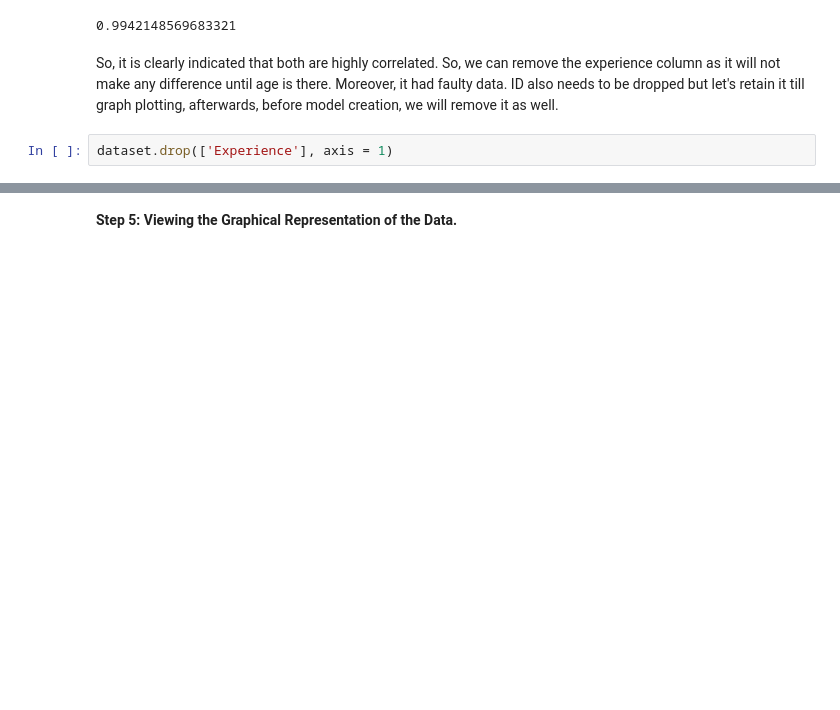
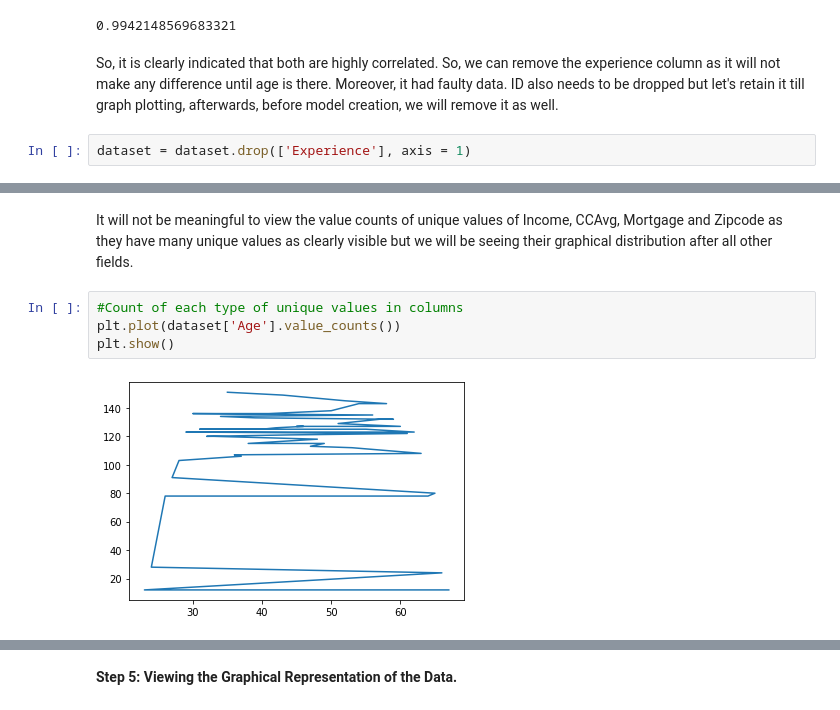
Before and after one commit to Saurabh-Datta/Internship_Project, a Jupyter notebook: Internship_Project.ipynb, the cells around one changed output, grey strips where cells are left out. Drawn from its saved outputs; the diff is of its cells as text; blank space fills up the shorter version.

```diff
--- a/Internship_Project.ipynb
+++ b/Internship_Project.ipynb
@@ -111,4 +130,4 @@ print(correlation)
 # %% [markdown]
 So, it is clearly indicated that both are highly correlated. So, we can remove the experience column as it will not make any difference until age is there. Moreover, it had faulty data. ID also needs to be dropped but let's retain it till graph plotting, afterwards, before model creation, we will  remove it as well.
 # %%
-dataset.drop(['Experience'], axis = 1)
+dataset = dataset.drop(['Experience'], axis = 1)
@@ -128,0 +170,8 @@ dataset.drop(['Experience'], axis = 1)
+# %% [markdown]
+It will not be meaningful to view the value counts of unique values of Income, CCAvg, Mortgage and Zipcode as they have many unique values as clearly visible but we will be seeing their graphical distribution after all other fields.
+# %%
+#Count of each type of unique values in columns
+plt.plot(dataset['Age'].value_counts())
+plt.show()
+# %% [output]
+[figure, added]
```
Also changed, not shown: parts of 138 cells of this notebook.
